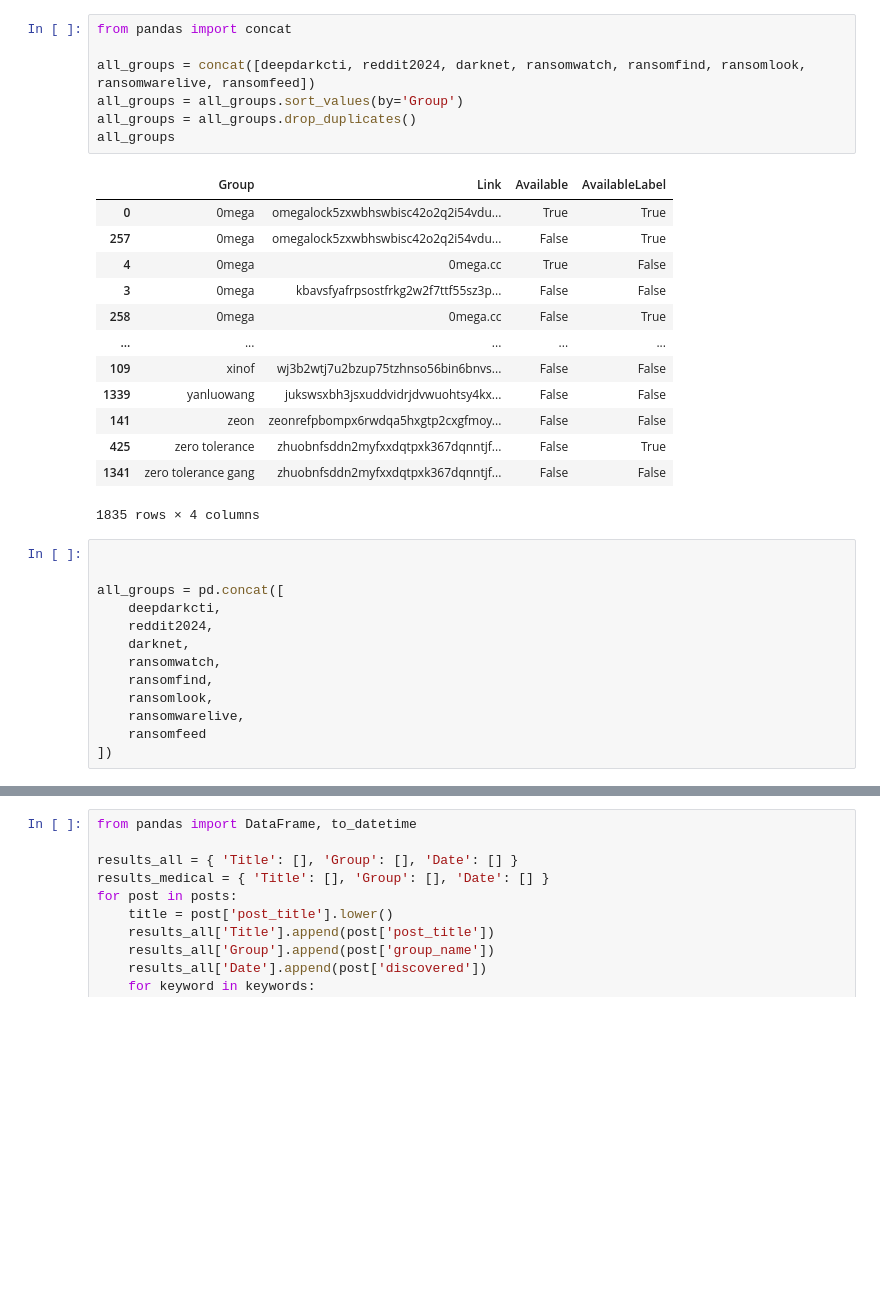
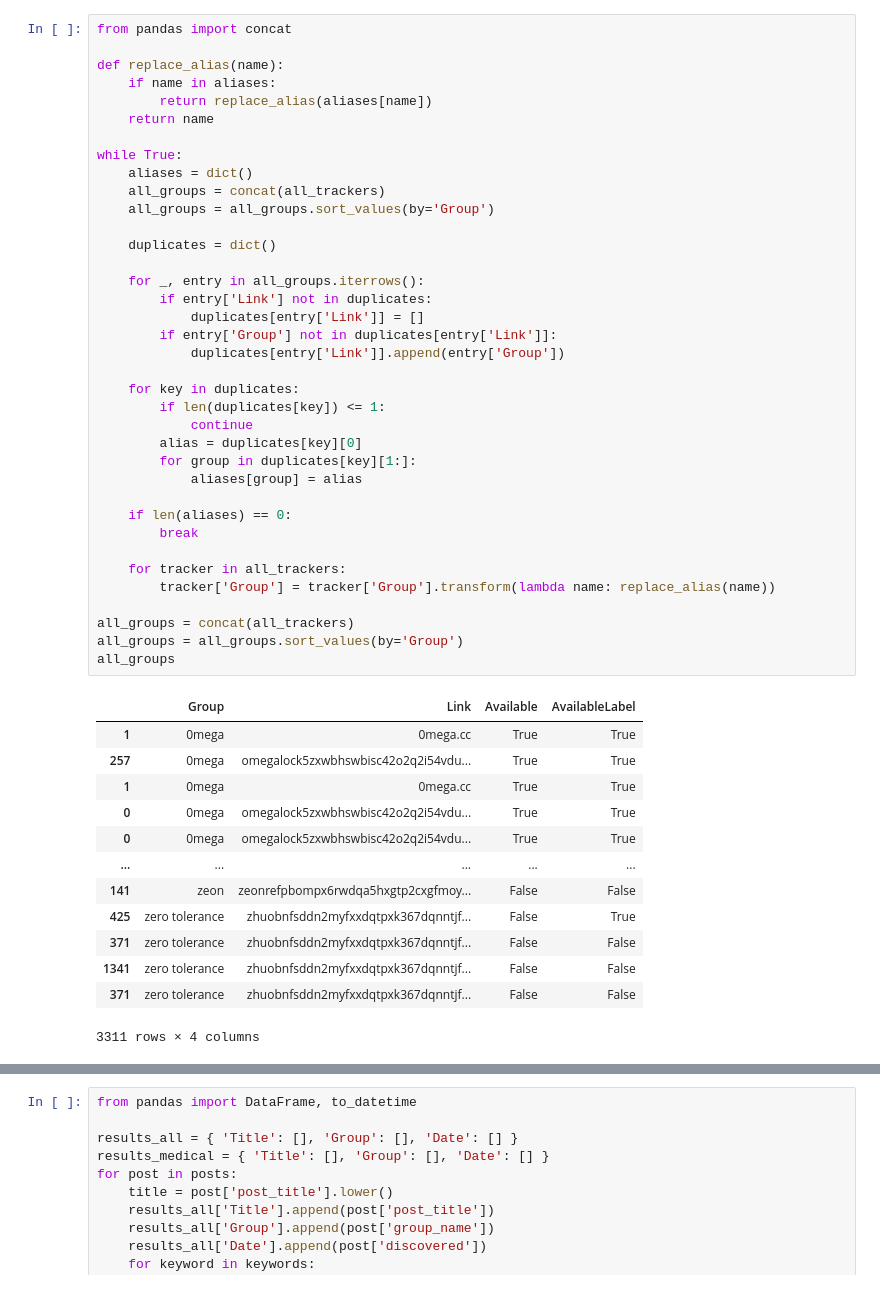
Before and after one commit to kilianfriedrich/darknet-seminar, a Jupyter notebook: leak_sites.ipynb, the cells around one changed output, grey strips where cells are left out. Cells and saved outputs as stored; diff of their text form; blank space fills up the shorter version.

```diff
--- a/leak_sites.ipynb
+++ b/leak_sites.ipynb
@@ -20,34 +29,51 @@ normalize(deepdarkcti, reddit2024, darknet, ransomwatch, ransomfind, ransomlook,
 # %%
 from pandas import concat
 
-all_groups = concat([deepdarkcti, reddit2024, darknet, ransomwatch, ransomfind, ransomlook, ransomwarelive, ransomfeed])
+def replace_alias(name):
+    if name in aliases:
+        return replace_alias(aliases[name])
+    return name
+
+while True:
+    aliases = dict()
+    all_groups = concat(all_trackers)
+    all_groups = all_groups.sort_values(by='Group')
+
+    duplicates = dict()
+
+    for _, entry in all_groups.iterrows():
+        if entry['Link'] not in duplicates:
+            duplicates[entry['Link']] = []
+        if entry['Group'] not in duplicates[entry['Link']]:
+            duplicates[entry['Link']].append(entry['Group'])
+
+    for key in duplicates:
+        if len(duplicates[key]) <= 1:
+            continue
+        alias = duplicates[key][0]
+        for group in duplicates[key][1:]:
+            aliases[group] = alias
+
+    if len(aliases) == 0:
+        break
+
+    for tracker in all_trackers:
+        tracker['Group'] = tracker['Group'].transform(lambda name: replace_alias(name))
+
+all_groups = concat(all_trackers)
 all_groups = all_groups.sort_values(by='Group')
-all_groups = all_groups.drop_duplicates()
 all_groups
 # %% [output]
 |  | Group | Link | Available | AvailableLabel |
+| 1 | 0mega | 0mega.cc | True | True |
+| 257 | 0mega | omegalock5zxwbhswbisc42o2q2i54vdu... | True | True |
+| 1 | 0mega | 0mega.cc | True | True |
 | 0 | 0mega | omegalock5zxwbhswbisc42o2q2i54vdu... | True | True |
-| 257 | 0mega | omegalock5zxwbhswbisc42o2q2i54vdu... | False | True |
-| 4 | 0mega | 0mega.cc | True | False |
-| 3 | 0mega | kbavsfyafrpsostfrkg2w2f7ttf55sz3p... | False | False |
-| 258 | 0mega | 0mega.cc | False | True |
+| 0 | 0mega | omegalock5zxwbhswbisc42o2q2i54vdu... | True | True |
 | ... | ... | ... | ... | ... |
-| 109 | xinof | wj3b2wtj7u2bzup75tzhnso56bin6bnvs... | False | False |
-| 1339 | yanluowang | jukswsxbh3jsxuddvidrjdvwuohtsy4kx... | False | False |
 | 141 | zeon | zeonrefpbompx6rwdqa5hxgtp2cxgfmoy... | False | False |
 | 425 | zero tolerance | zhuobnfsddn2myfxxdqtpxk367dqnntjf... | False | True |
-| 1341 | zero tolerance gang | zhuobnfsddn2myfxxdqtpxk367dqnntjf... | False | False |
+| 371 | zero tolerance | zhuobnfsddn2myfxxdqtpxk367dqnntjf... | False | False |
+| 1341 | zero tolerance | zhuobnfsddn2myfxxdqtpxk367dqnntjf... | False | False |
+| 371 | zero tolerance | zhuobnfsddn2myfxxdqtpxk367dqnntjf... | False | False |
-1835 rows × 4 columns
+3311 rows × 4 columns
-# %%
-
-
-all_groups = pd.concat([
-    deepdarkcti,
-    reddit2024,
-    darknet,
-    ransomwatch,
-    ransomfind,
-    ransomlook,
-    ransomwarelive,
-    ransomfeed
-])
```
Also changed, not shown: parts of 10 cells of this notebook, 1 other file.
